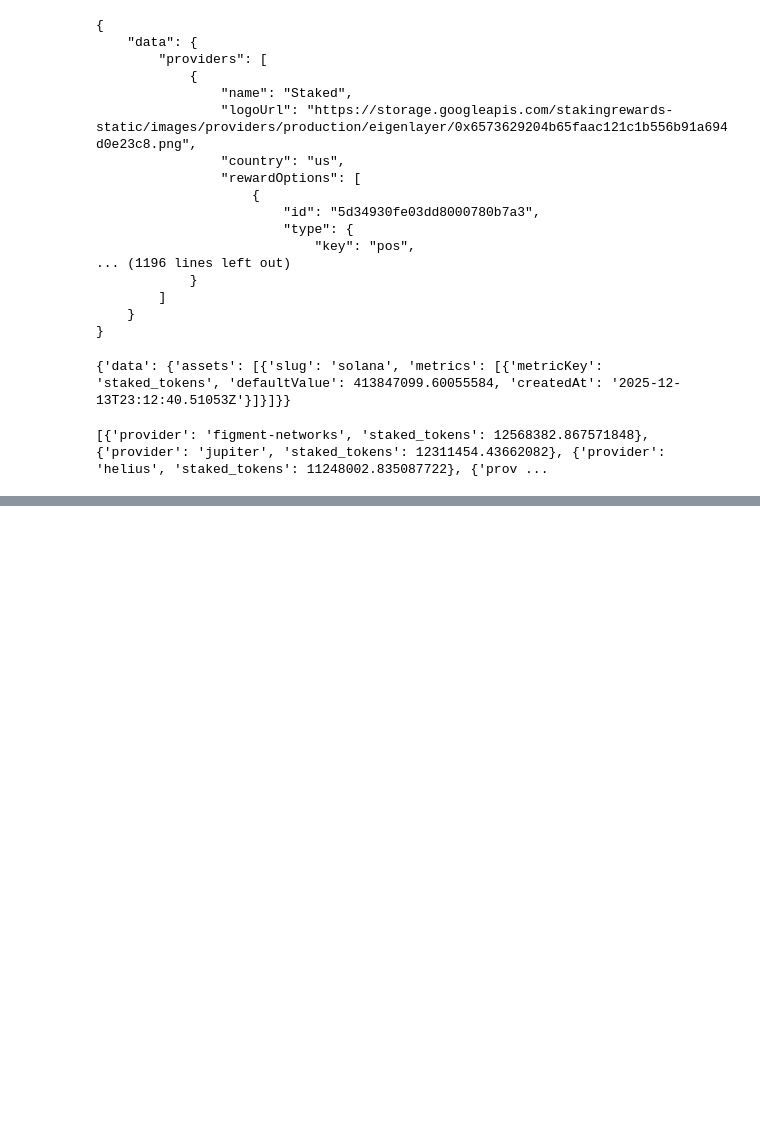
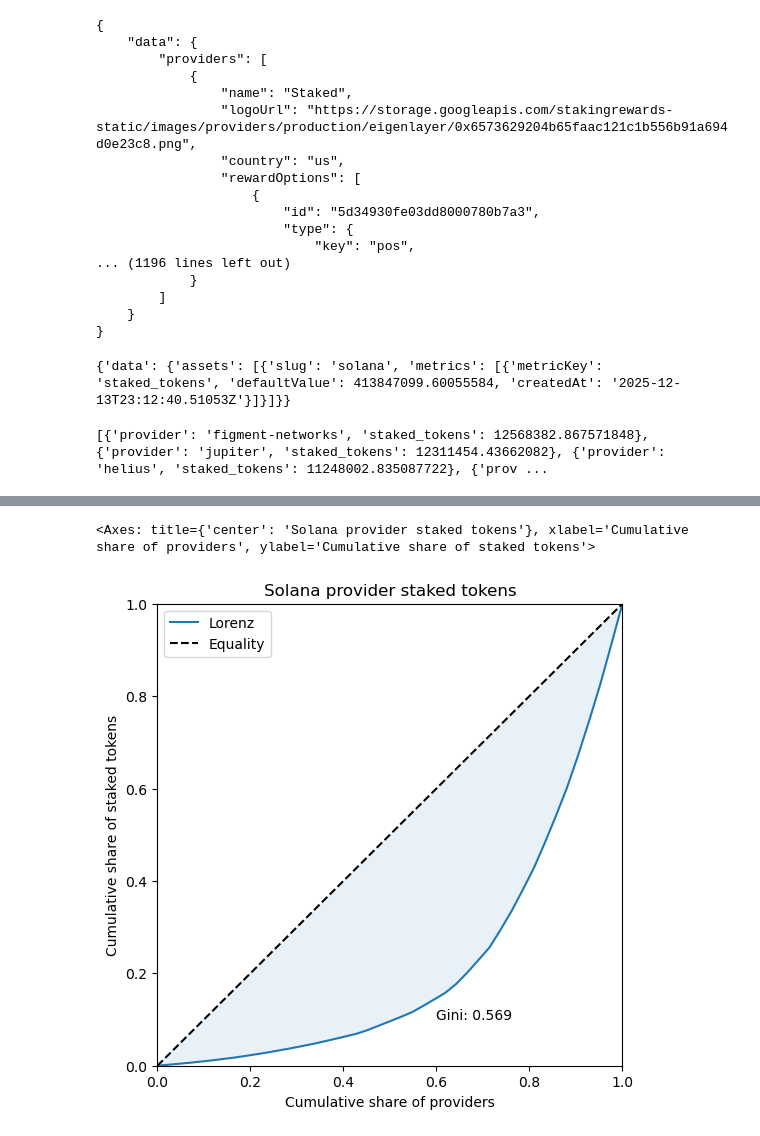
Before and after one commit to schwmi/StakingProviderConcentrationAnalysis, a Jupyter notebook: StakingRewardsExperiments.ipynb, the cells around one changed output, grey strips where cells are left out. Saved outputs shown, nothing was run; the diff lists cells and outputs as text; code cells hidden in the pictures; blank space fills up the shorter version.

```diff
--- a/StakingRewardsExperiments.ipynb
+++ b/StakingRewardsExperiments.ipynb
@@ -683,0 +751,10 @@ Phantom 307428.559350523 6.35 0.0007428554160395283
+# %%
+resp_solana = client.get_provider_stake_shares(
+    asset_slug="solana",
+    limit=200,
+    is_active=True,          # set to None to include inactive
+    include_reward_rate=True
+)
+print("Total staked tokens:", resp_solana["total_staked_tokens"])
+for p in resp_solana["providers"]:
+    print(p["provider"], p["staked_tokens"], p["reward_rate"], p["share"])
@@ -683,0 +779,5 @@ Phantom 307428.559350523 6.35 0.0007428554160395283
+# %%
+plot_lorenz_curve(resp_solana, title="Solana provider staked tokens")
+# %% [output]
+<Axes: title={'center': 'Solana provider staked tokens'}, xlabel='Cumulative share of providers', ylabel='Cumulative share of staked tokens'>
+[figure, added]
```
Also changed, not shown: parts of 11 cells of this notebook, 2 other files.
